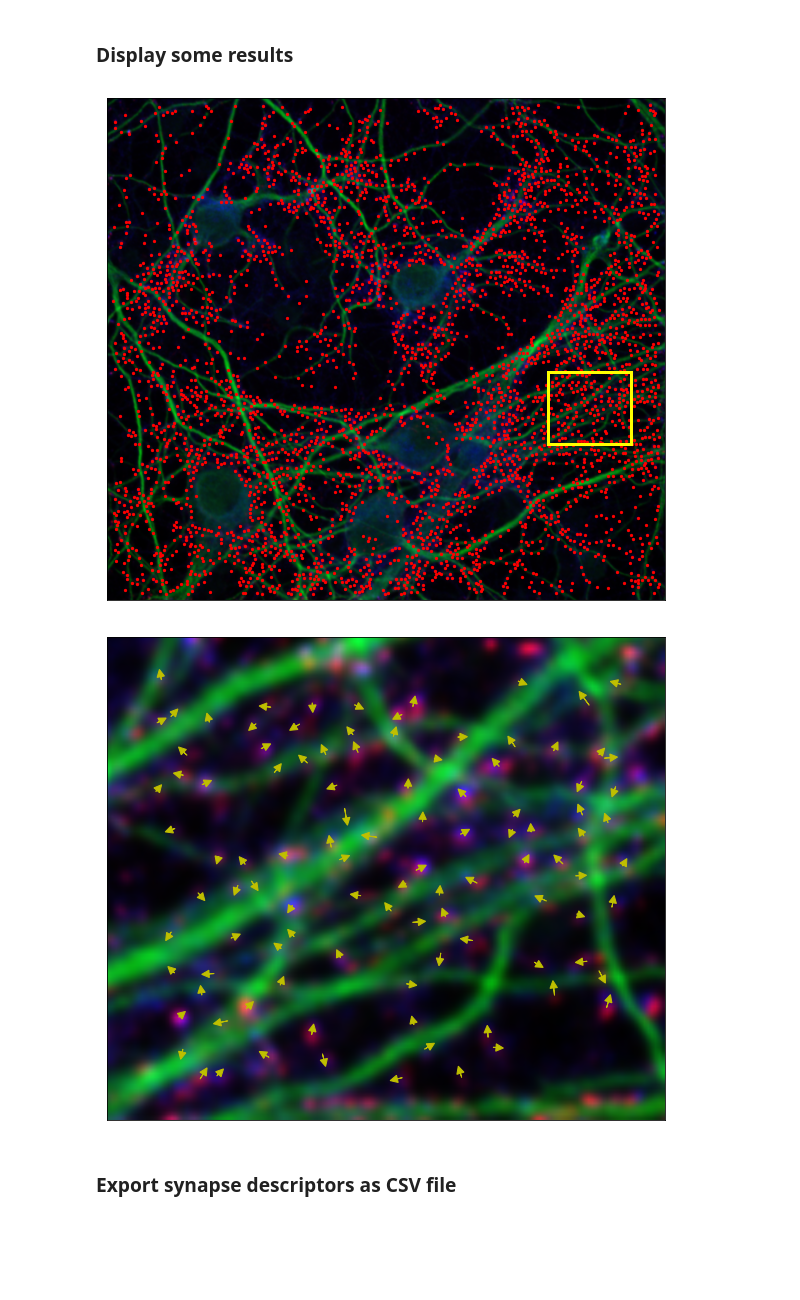
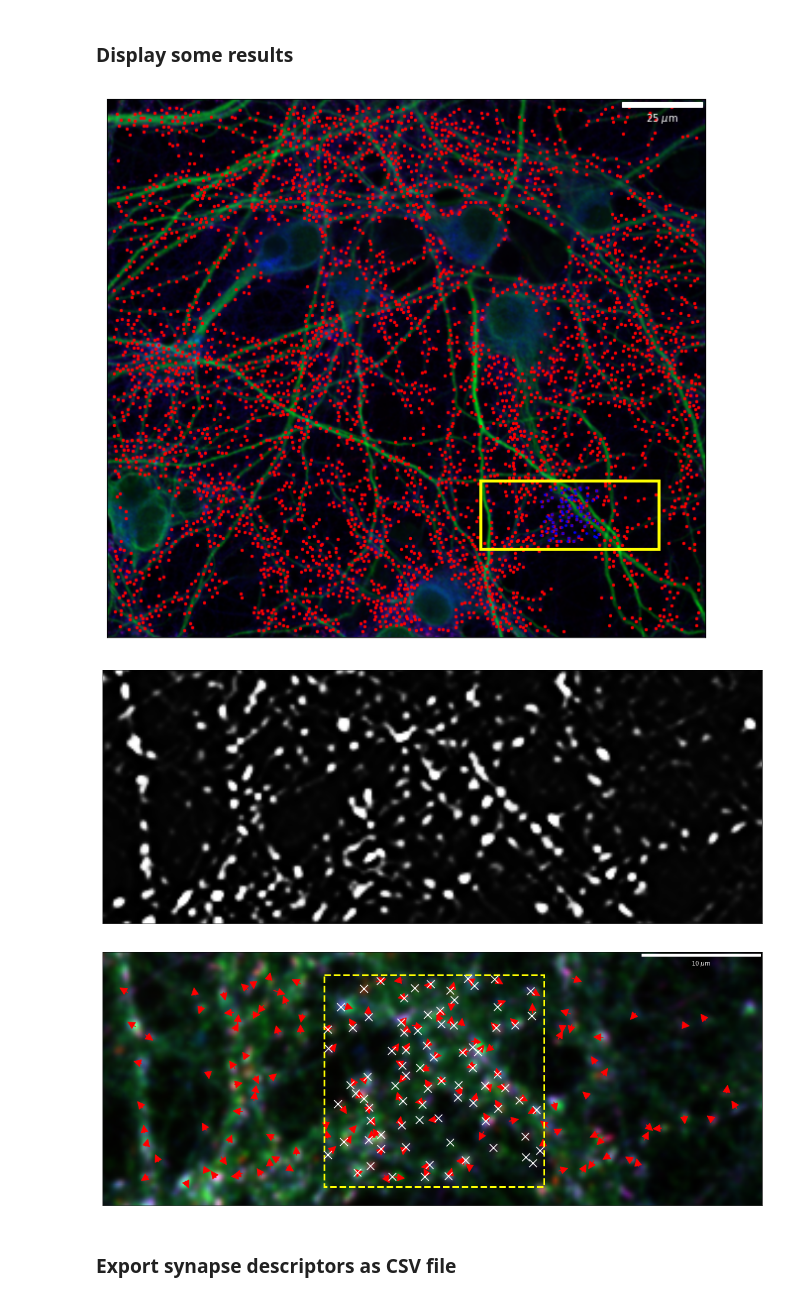
Before and after one commit to kulikovv/dognet, a Jupyter notebook: notebooks/prism17.ipynb, the cells around one changed output. Saved outputs shown, nothing was run; the diff lists cells and outputs as text; code cells hidden in the pictures; blank space fills up the shorter version.

```diff
--- a/notebooks/prism17.ipynb
+++ b/notebooks/prism17.ipynb
@@ -58,7 +58,7 @@ def inference(net,image,get_intermediate=False):
 def draw_proccessed(x,image):
     y = inference(net,normalize(x,get_normparams(rep21.data)))
 
-    fig,ax = plt.subplots(1,1,figsize=(10,10))
+    fig,ax = plt.subplots(1,1,figsize=(20,10))
 
     plt.setp(ax, xticks=[], yticks=[])
     plt.imshow(image,cmap='gray',interpolation='bilinear')
@@ -119,7 +119,7 @@ if torch.cuda.is_available():
     net = net.cuda()
 else:
     print('CUDA is not detected, running on CPU')
-net,errors = dognet.train_routine(net,gen,n_iter=500,margin=5)
+net,errors = dognet.train_routine(net,gen,n_iter=2000,margin=5)
 print(estimate(net,rep31_anno))
 # %% [output]
 with CUDA
@@ -145,45 +157,80 @@ print('mbs vs smg',f1,prec,rec)
 # %% [markdown]
 ### Display some results
 # %%
-plot_img = np.dstack([rep31.data[0,req_channels.index('synapsin-1')],
-                      rep31_map.data[0,0],
-                     rep31.data[0,req_channels.index('PSD-95')]])
+fov = 1
+plot_img = np.dstack([rep31.data[fov,req_channels.index('synapsin-1')],
+                      rep31_map.data[fov,0],
+                     rep31.data[fov,req_channels.index('PSD-95')]])
 
 plot_img = (plot_img-np.min(plot_img,(0,1)))/(np.max(plot_img,(0,1))-np.min(plot_img,(0,1))).astype(np.float)
 
-ax,y = draw_proccessed(rep31.data[0],plot_img)
+ax,y = draw_proccessed(rep31.data[fov],plot_img)
 xx,yy,_ = dognet.find_peaks(y[0,0],3)
 plt.scatter(yy,xx,s=5,c='red')
 
-x1 =490
-x2 =620
-y1 =790
-y2 =940
+clip=100
+clipx=10
+
+x1 =int(rep31_anno[1].r[1])-clipx
+x2 =int(x1+rep31_anno[1].r[3])+clipx*2
+y1 =int(rep31_anno[1].r[0])-clip
+y2 =int(y1+rep31_anno[1].r[2])+clip*2
+
+plt.scatter(y1+rep31_anno[1].x+clip-10,x1+rep31_anno[1].y+clipx-10,s=3,c='blue')
 
 rect = Rectangle((y1,x1), y2-y1, x2-x1,fill=False,
                  edgecolor="yellow",lw=3)
 ax.add_artist(rect)
 
 
 
-plot_img = np.dstack([rep31.data[0,req_channels.index('synapsin-1'),x1:x2,y1:y2],
-                      rep31_map.data[0,0,x1:x2,y1:y2],
-                     rep31.data[0,req_channels.index('PSD-95'),x1:x2,y1:y2]])
+
+
+
+plot_img = np.dstack([rep31.data[fov,req_channels.index('synapsin-1'),x1:x2,y1:y2],
+                      rep31_map.data[fov,0,x1:x2,y1:y2],
+                     rep31.data[fov,req_channels.index('PSD-95'),x1:x2,y1:y2]])
+
+plot_img = np.dstack([rep31.data[fov,req_channels.index('synapsin-1'),x1:x2,y1:y2],
+                      rep31.data[fov,req_channels.index('PSD-95'),x1:x2,y1:y2],
+                     rep31.data[fov,req_channels.index('VGLUT1'),x1:x2,y1:y2]])
+
+
+
+from matplotlib_scalebar.scalebar import ScaleBar
+scalebar = ScaleBar(1.86e-7,color = 'white',box_alpha=0.0)
+ax.add_artist(scalebar)
+
+fig, axes = plt.subplots(nrows=1, ncols=1, figsize=(20, 10))
+plt.setp(axes, xticks=[], yticks=[])
+axes.imshow(y[0,0,x1:x2,y1:y2],interpolation='bilinear',cmap='gray')
+plt.savefig("prism_prob.png", bbox_inches='tight', pad_inches = 0 ,dpi=300)
 
 plot_img = (plot_img-np.min(plot_img,(0,1)))/(np.max(plot_img,(0,1))-np.min(plot_img,(0,1))).astype(np.float)
-ax,y = draw_proccessed(rep31.data[0][:,x1:x2,y1:y2],plot_img)#rep31_dapi.data[0,1,x1:x2,y1:y2])
+ax,y = draw_proccessed(rep31.data[fov][:,x1:x2,y1:y2],plot_img)#rep31_dapi.data[0,1,x1:x2,y1:y2])
+scalebar = ScaleBar(1.86e-7,color = 'white',box_alpha=0.0)
+ax.add_artist(scalebar)
+plt.savefig("prism_org.png", bbox_inches='tight', pad_inches = 0 ,dpi=300)
 xx,yy,_ = dognet.find_peaks(y[0,0],3)
 
-syn = dognet.extract_descriptor(rep31.data[0][req_channels.index('synapsin-1'),x1:x2,y1:y2],
+syn = dognet.extract_descriptor(rep31.data[fov][req_channels.index('synapsin-1'),x1:x2,y1:y2],
                                 xx,yy,window_size=5,get_gaussian=dognet.get_gaussian)
-psd = dognet.extract_descriptor(rep31.data[0][req_channels.index('PSD-95'),x1:x2,y1:y2],
+psd = dognet.extract_descriptor(rep31.data[fov][req_channels.index('PSD-95'),x1:x2,y1:y2],
                                 xx,yy,window_size=5,get_gaussian=dognet.get_gaussian)
 
 for s,p in zip(syn,psd):
-    ax.arrow(s[0],s[1], p[0]-s[0], p[1]-s[1], head_width=2., head_length=2., fc='y', ec='y')
+    ax.arrow(s[0],s[1], p[0]-s[0], p[1]-s[1], head_width=3.2, head_length=3.2, fc='r', ec='r')
+
+#plt.scatter(yy,xx,s=70,c='r',marker='o',zorder=1)
+plt.scatter(rep31_anno[1].x+clip-10,rep31_anno[1].y+clipx-10,s=170,c='w',marker='x',zorder=10)
+rect = Rectangle((clip,10), rep31_anno[1].r[2], rep31_anno[1].r[3],fill=False,
+                 edgecolor="yellow",linestyle='--',lw=3)
+ax.add_artist(rect)
+plt.savefig("prism_loc.png", bbox_inches='tight', pad_inches = 0 ,dpi=300)
 # %% [output]
-[figure, old version]
+[figure, new version]
-[figure, old version]
+[figure, new version]
+[figure, added]
 # %%
 from skimage.io import imsave
 
```
Also changed, not shown: parts of 6 cells of this notebook, 6 other files.
